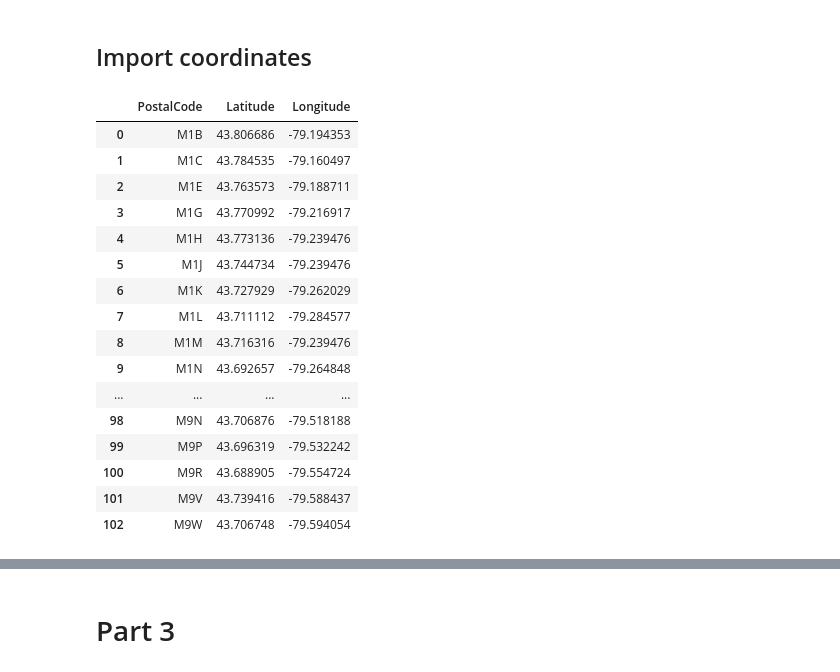
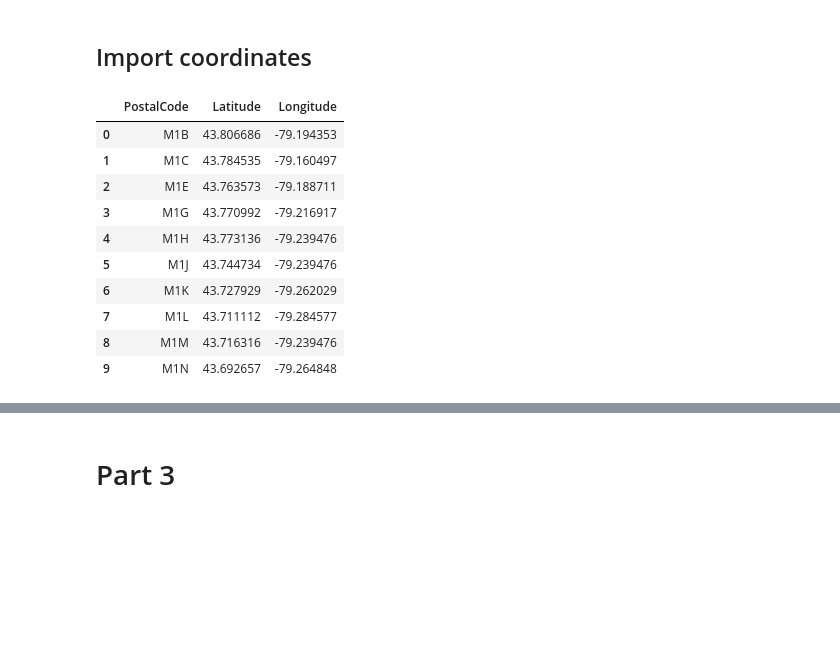
Before and after one commit to Puma1387/Coursera_Capstone, a Jupyter notebook: Segmenting_and_Clustering_Toronto.ipynb, the cells around one changed output, grey strips where cells are left out. Drawn from its saved outputs; the diff is of its cells as text; code cells hidden in the pictures; blank space fills up the shorter version.

```diff
--- a/Segmenting_and_Clustering_Toronto.ipynb
+++ b/Segmenting_and_Clustering_Toronto.ipynb
@@ -63,22 +53,16 @@ df.shape
 # %%
 df_coord = pd.read_csv("Geospatial_Coordinates.csv")
 df_coord.rename(columns={'Postal Code':'PostalCode'}, inplace=True) #change column names
-df_coord
+df_coord.head(10)
 # %% [output]
 |  | PostalCode | Latitude | Longitude |
 | 0 | M1B | 43.806686 | -79.194353 |
 | 1 | M1C | 43.784535 | -79.160497 |
 | 2 | M1E | 43.763573 | -79.188711 |
 | 3 | M1G | 43.770992 | -79.216917 |
 | 4 | M1H | 43.773136 | -79.239476 |
 | 5 | M1J | 43.744734 | -79.239476 |
 | 6 | M1K | 43.727929 | -79.262029 |
 | 7 | M1L | 43.711112 | -79.284577 |
 | 8 | M1M | 43.716316 | -79.239476 |
 | 9 | M1N | 43.692657 | -79.264848 |
-| ... | ... | ... | ... |
-| 98 | M9N | 43.706876 | -79.518188 |
-| 99 | M9P | 43.696319 | -79.532242 |
-| 100 | M9R | 43.688905 | -79.554724 |
-| 101 | M9V | 43.739416 | -79.588437 |
-| 102 | M9W | 43.706748 | -79.594054 |
```
Also changed, not shown: parts of 6 cells of this notebook.
